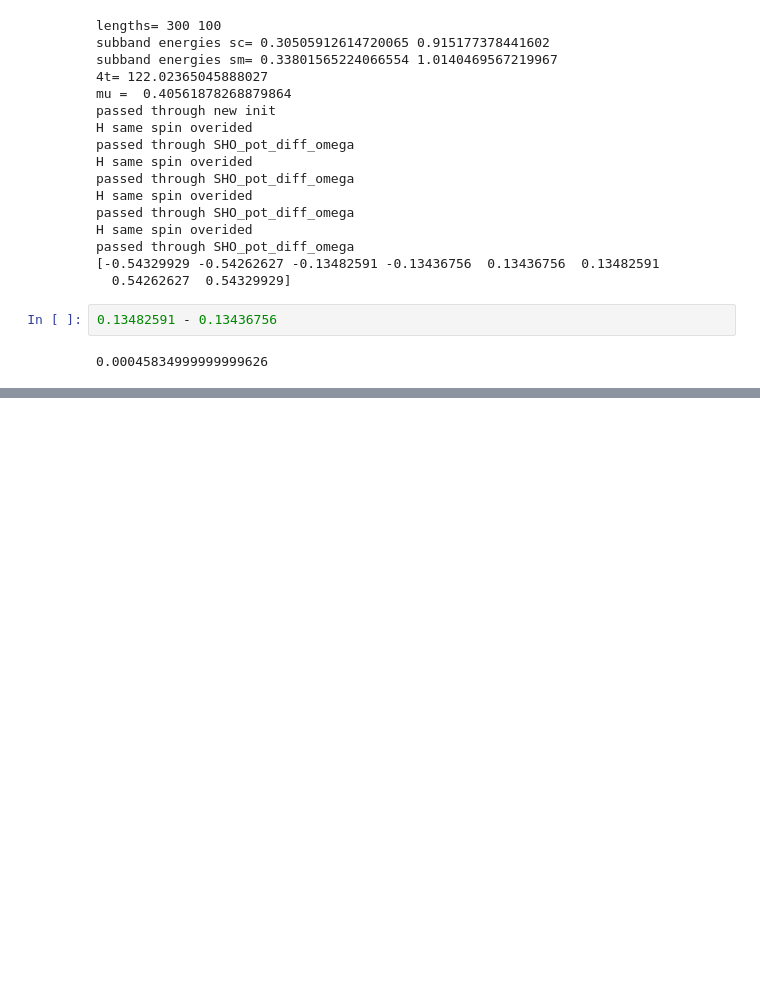
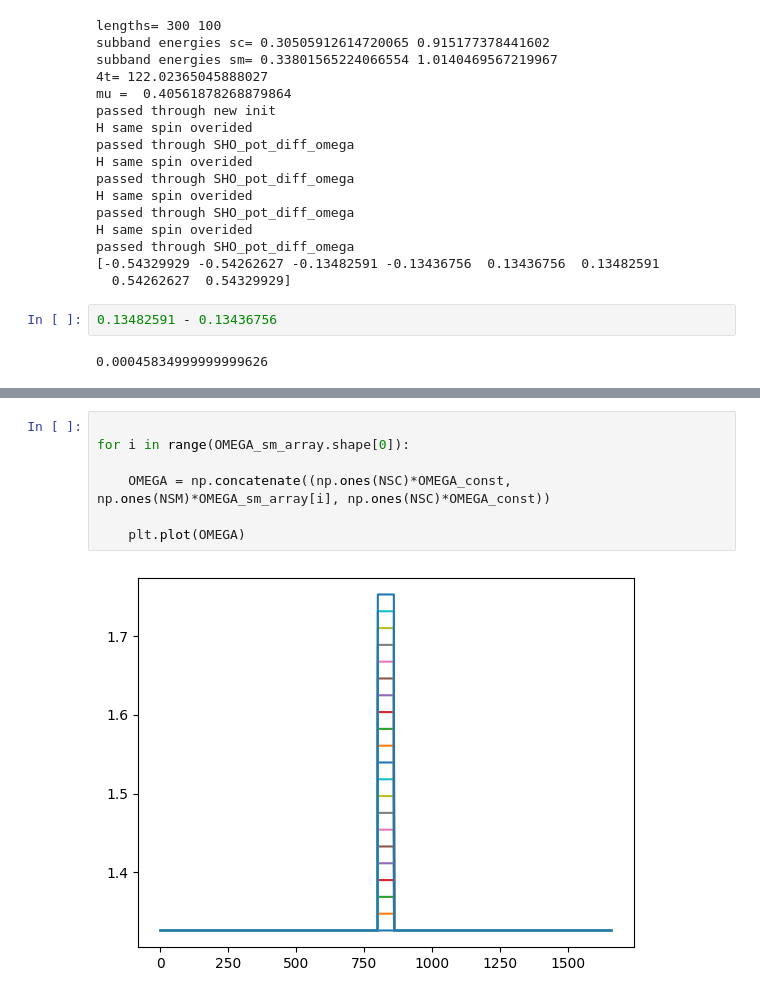
Before and after one commit to deeproots08/Spin_Splitting_Ge_ABS, a Jupyter notebook: disorder_charge_trap/linear_different_sho_Freq.ipynb, the cells around one changed output, grey strips where cells are left out. Cells and saved outputs as stored; diff of their text form; blank space fills up the shorter version.

```diff
--- a/disorder_charge_trap/linear_different_sho_Freq.ipynb
+++ b/disorder_charge_trap/linear_different_sho_Freq.ipynb
@@ -418,0 +438,9 @@ mu_sc =  0.33556503876192073
+# %%
+
+for i in range(OMEGA_sm_array.shape[0]):
+
+    OMEGA = np.concatenate((np.ones(NSC)*OMEGA_const, np.ones(NSM)*OMEGA_sm_array[i], np.ones(NSC)*OMEGA_const))
+
+    plt.plot(OMEGA)
+# %% [output]
+[figure, added]
```
Also changed, not shown: parts of 6 cells of this notebook.
